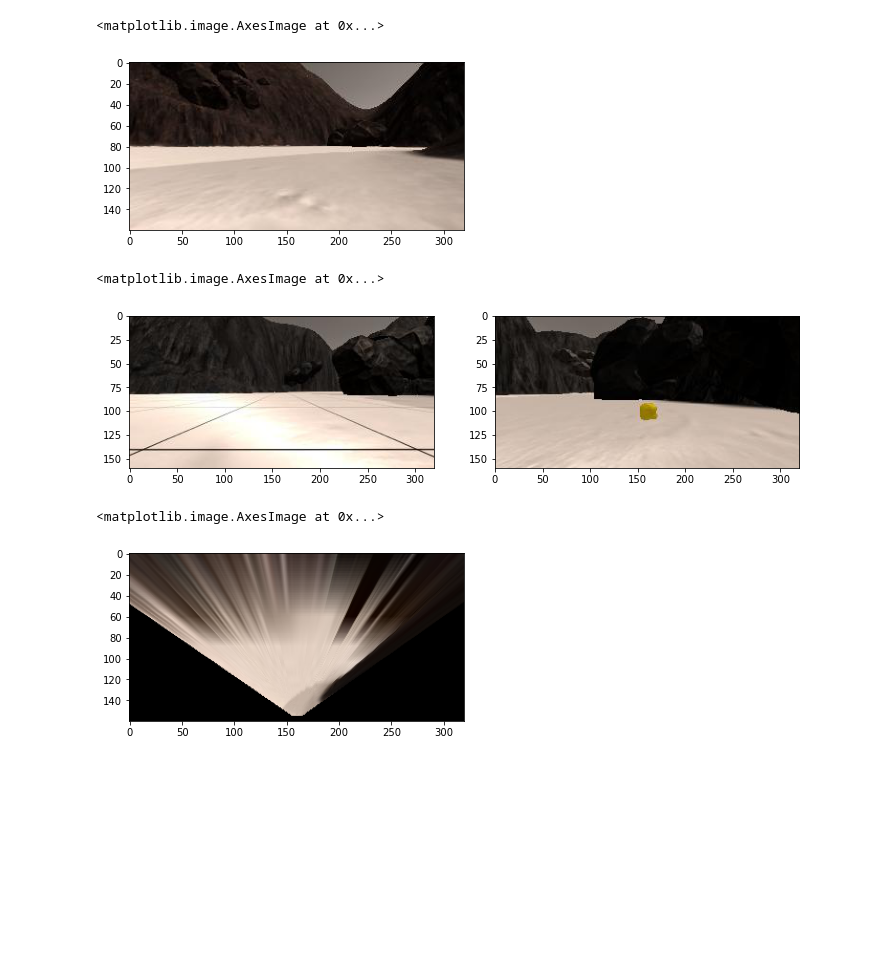
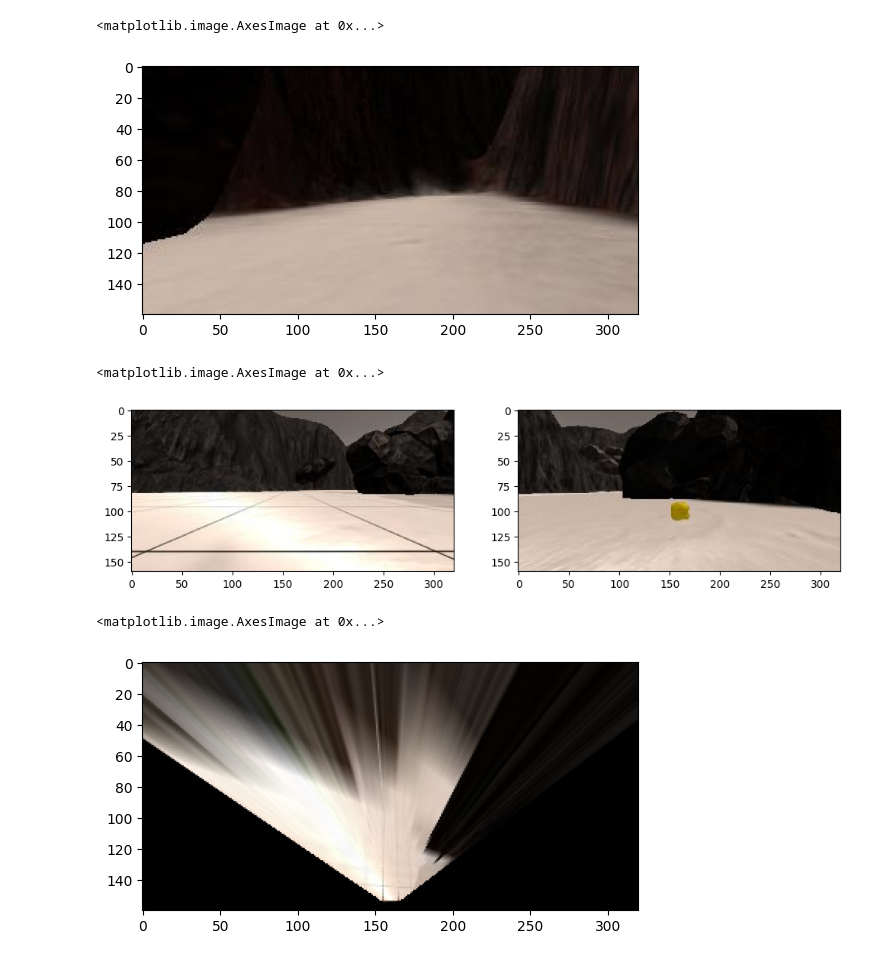
Before and after one commit to MustafaShebl001/vision-project, a Jupyter notebook: Computer vision project notebook.ipynb, the cells around one changed output. Drawn from its saved outputs; the diff is of its cells as text; code cells hidden in the pictures; blank space fills up the shorter version.

```diff
--- a/Computer vision project notebook.ipynb
+++ b/Computer vision project notebook.ipynb
@@ -9,15 +10,15 @@ import glob
 # %%
-path = '/media/humi/01D6B145D04C7620/handas/Digital project/Vision_Project_Startup_Code/Vision_Project_Startup_Code/test_dataset/IMG/*'
+path = "G:/senior1 -CSE 3rd-/Image Processing/vision project/IMG/*"
 img_list = glob.glob(path)
 idx = np.random.randint(0, len(img_list) - 1)
 image = mpimg.imread(img_list[idx])
 plt.imshow(image)
 # %% [output]
 <matplotlib.image.AxesImage at 0x...>
-[figure, old version]
+[figure, new version]
 # %%
-example_grid = '/media/humi/01D6B145D04C7620/handas/Digital project/Vision_Project_Startup_Code/Vision_Project_Startup_Code/calibration_images/example_grid1.jpg'
-example_rock = '/media/humi/01D6B145D04C7620/handas/Digital project/Vision_Project_Startup_Code/Vision_Project_Startup_Code/calibration_images/example_rock1.jpg'
+example_grid = "G:/senior1 -CSE 3rd-/Image Processing/vision project/calibration_images/example_grid1.jpg"
+example_rock = 'G:/senior1 -CSE 3rd-/Image Processing/vision project/calibration_images/example_rock1.jpg'
 grid_img = mpimg.imread(example_grid)
 rock_img = mpimg.imread(example_rock)
 fig = plt.figure(figsize = (12, 3))
@@ -27,7 +28,7 @@ plt.subplot(122)
 plt.imshow(rock_img)
 # %% [output]
 <matplotlib.image.AxesImage at 0x...>
-[figure, old version]
+[figure, new version]
 # %%
 # define a function to perform a perspective transform
 #using example grid image above to choose source points for the
@@ -44,6 +45,6 @@ dst = 5
 #is not the position of the rover but a bit in front of it
 bottom_offset = 6
 source = np.float32([[14, 140],
-                      [300, 140],
+                      [301, 140],
                       [200, 95],
-                      [120, 95]])
+                      [118, 96]])
@@ -51,11 +52,13 @@
                           [image.shape[1] / 2 + dst, image.shape[0] - bottom_offset],
                           [image.shape[1] / 2 + dst, image.shape[0] - 2*dst - bottom_offset],
                           [image.shape[1] / 2 - dst, image.shape[0] - 2*dst - bottom_offset]])
-warped = perspect_transform(image, source, destination)
+# warped = perspect_transform(image, source, destination)
+# plt.imshow(warped)
+warped = perspect_transform(grid_img, source, destination)
 plt.imshow(warped)
 # %% [output]
 <matplotlib.image.AxesImage at 0x...>
-[figure, old version]
+[figure, new version]
 # %%
 #identify pixels below the threshold
 #threshold of RGB > 160 is fine for identifying ground pixels
```
Also changed, not shown: parts of 3 cells of this notebook, 2 other files.
